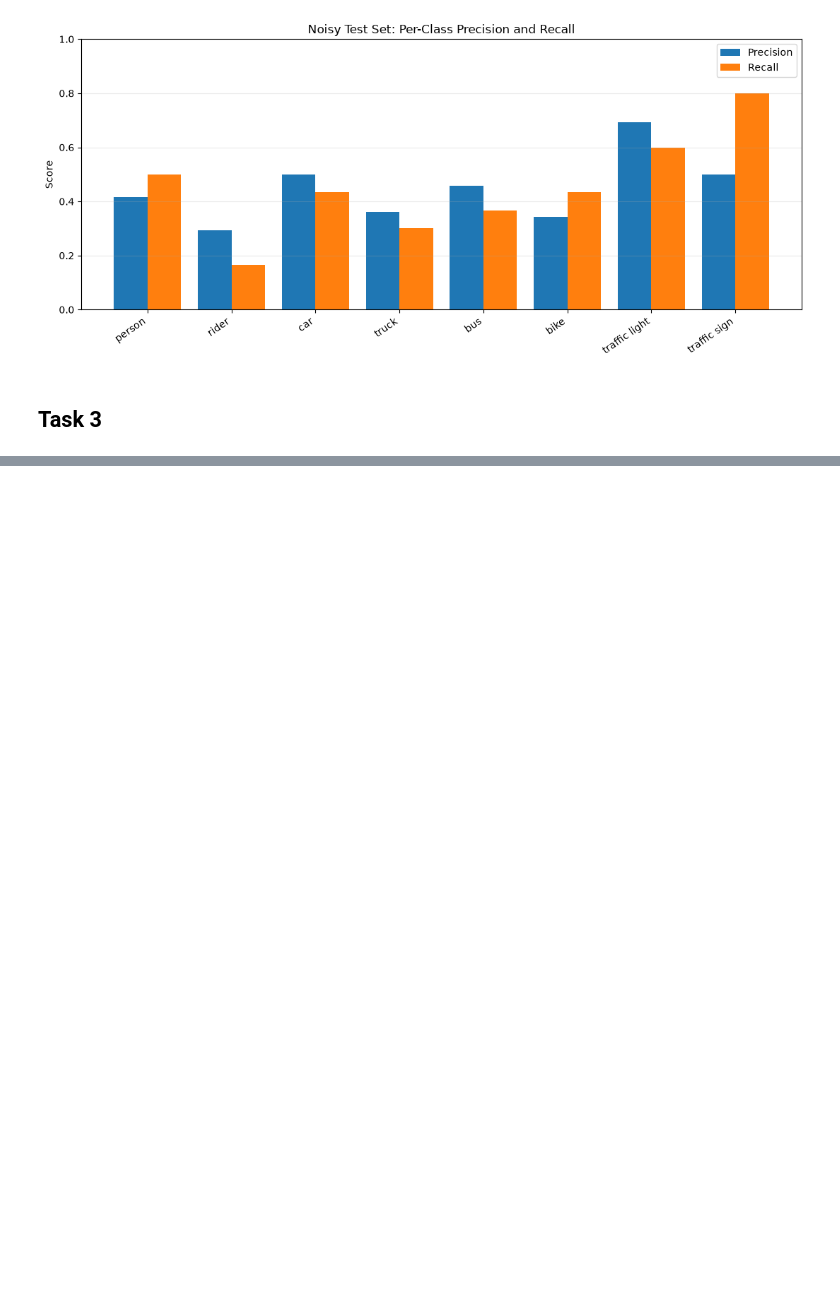
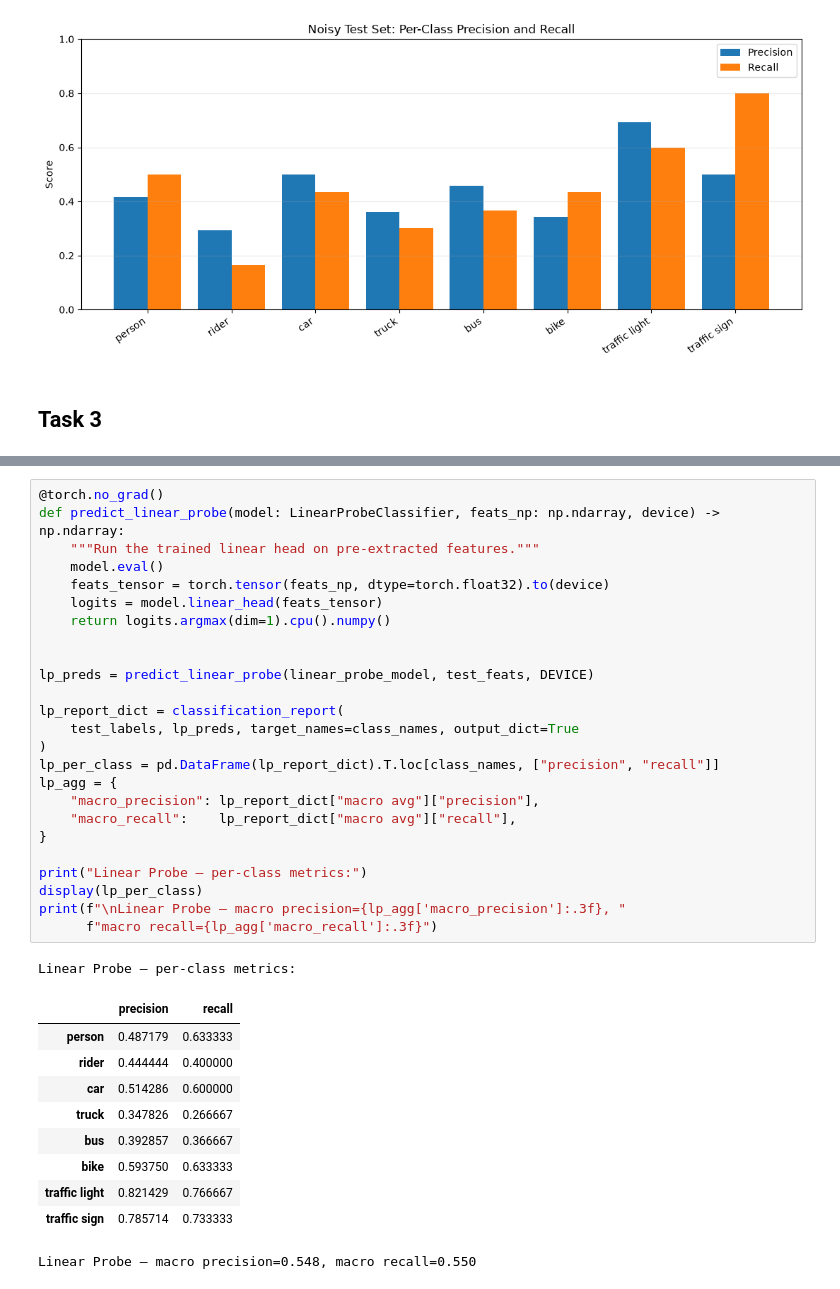
Before and after one commit to WouterFeijen/DL-Assignment-2, a Jupyter notebook: assignment2_skeleton.ipynb, the cells around one changed output, grey strips where cells are left out. Drawn from its saved outputs; the diff is of its cells as text; blank space fills up the shorter version.

```diff
--- a/assignment2_skeleton.ipynb
+++ b/assignment2_skeleton.ipynb
@@ -1425,0 +1577,37 @@ class LinearProbeClassifier(nn.Module):
+# %%
+@torch.no_grad()
+def predict_linear_probe(model: LinearProbeClassifier, feats_np: np.ndarray, device) -> np.ndarray:
+    """Run the trained linear head on pre-extracted features."""
+    model.eval()
+    feats_tensor = torch.tensor(feats_np, dtype=torch.float32).to(device)
+    logits = model.linear_head(feats_tensor)
+    return logits.argmax(dim=1).cpu().numpy()
+
+
+lp_preds = predict_linear_probe(linear_probe_model, test_feats, DEVICE)
+
+lp_report_dict = classification_report(
+    test_labels, lp_preds, target_names=class_names, output_dict=True
+)
+lp_per_class = pd.DataFrame(lp_report_dict).T.loc[class_names, ["precision", "recall"]]
+lp_agg = {
+    "macro_precision": lp_report_dict["macro avg"]["precision"],
+    "macro_recall":    lp_report_dict["macro avg"]["recall"],
+}
+
+print("Linear Probe — per-class metrics:")
+display(lp_per_class)
+print(f"\nLinear Probe — macro precision={lp_agg['macro_precision']:.3f}, "
+      f"macro recall={lp_agg['macro_recall']:.3f}")
+# %% [output]
+Linear Probe — per-class metrics:
+|  | precision | recall |
+| person | 0.487179 | 0.633333 |
+| rider | 0.444444 | 0.400000 |
+| car | 0.514286 | 0.600000 |
+| truck | 0.347826 | 0.266667 |
+| bus | 0.392857 | 0.366667 |
+| bike | 0.593750 | 0.633333 |
+| traffic light | 0.821429 | 0.766667 |
+| traffic sign | 0.785714 | 0.733333 |
+Linear Probe — macro precision=0.548, macro recall=0.550
```
Also changed, not shown: parts of 13 cells of this notebook, 2 other files.
